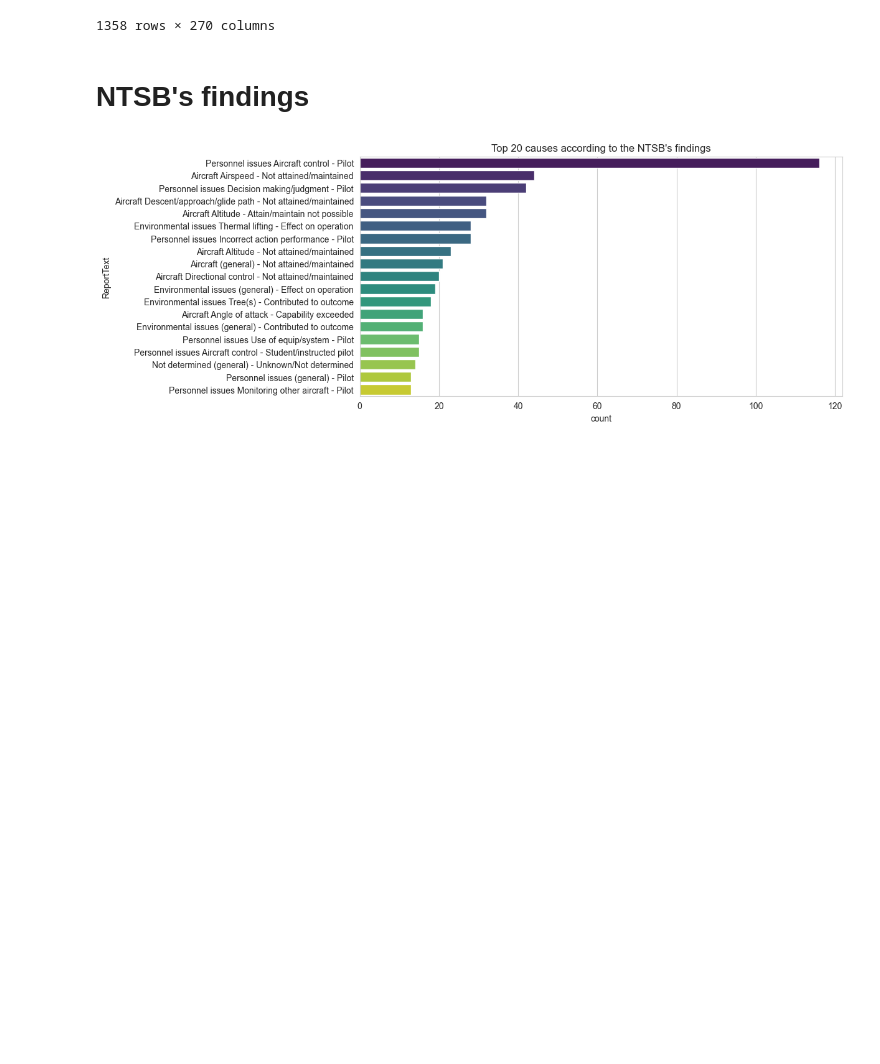
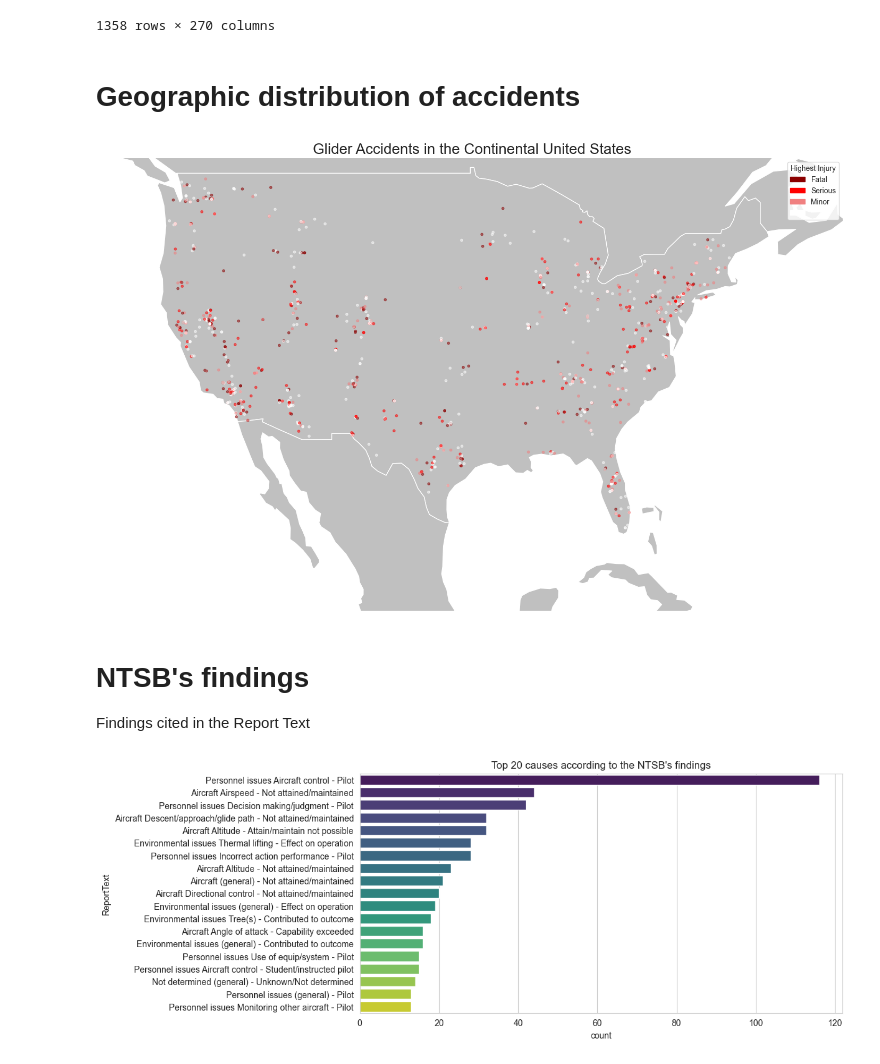
Before and after one commit to AlexCodeGlider/gliderAviationSafety, a Jupyter notebook: glider_aviation_safety.ipynb, the cells around one changed output. Drawn from its saved outputs; the diff is of its cells as text; code cells hidden in the pictures; blank space fills up the shorter version.

Commit message:
Geographical distribution of accidents

```diff
--- a/glider_aviation_safety.ipynb
+++ b/glider_aviation_safety.ipynb
@@ -151,6 +155,50 @@ df
 | 1356 | 16009 |  |  | True | Completed | False | None | ... |
 | 1357 | 69208 |  |  | True | Completed | False | None | ... |
 1358 rows × 270 columns
+# %% [markdown]
+# Geographic distribution of accidents
+# %%
+world = gpd.read_file(gpd.datasets.get_path('naturalearth_lowres'))
+df['geometry'] = gpd.points_from_xy(df.cm_Longitude, df.cm_Latitude)
+geo_df = gpd.GeoDataFrame(df, geometry='geometry')
+
+# Restrict the map to the 48 states of the continental United States
+ax = world[world.continent == 'North America'].plot(color='silver', edgecolor='white')
+ax.set_xlim(-130, -60)
+ax.set_ylim(20, 50)
+
+# Make the map larger
+fig = plt.gcf()
+fig.set_size_inches(18, 18)
+
+# Filter out the points that are not in the continental United States
+geo_df = geo_df[geo_df.cm_Latitude < 50]
+geo_df = geo_df[geo_df.cm_Latitude > 20]
+geo_df = geo_df[geo_df.cm_Longitude < -60]
+geo_df = geo_df[geo_df.cm_Longitude > -130]
+
+# Define color mapping
+color_mapping = {'Fatal': 'darkred', 'Serious': 'red', 'Minor': 'lightcoral', 'None': 'white', None: 'white'}
+colors = geo_df.cm_highestInjury.map(color_mapping)
+
+# Add the points to the map using scatter plot for better legend handling
+scatter = ax.scatter(geo_df.geometry.x, geo_df.geometry.y, c=colors, s=10, alpha=0.5)
+
+# Create a legend
+legend_labels = {v: mpatches.Patch(color=v, label=k) for k, v in color_mapping.items()}
+plt.legend(handles=legend_labels.values(), title='Highest Injury')
+
+# Add a title
+plt.title('Glider Accidents in the Continental United States', fontsize=20)
+
+# Remove the axis
+plt.axis('off')
+
+# Show the map
+plt.show()
+# %% [output]
+[figure, added]
 # %% [markdown]
 # NTSB's findings
+Findings cited in the Report Text
 # %%
```
Also changed, not shown: parts of 12 cells of this notebook, 1 other file.
